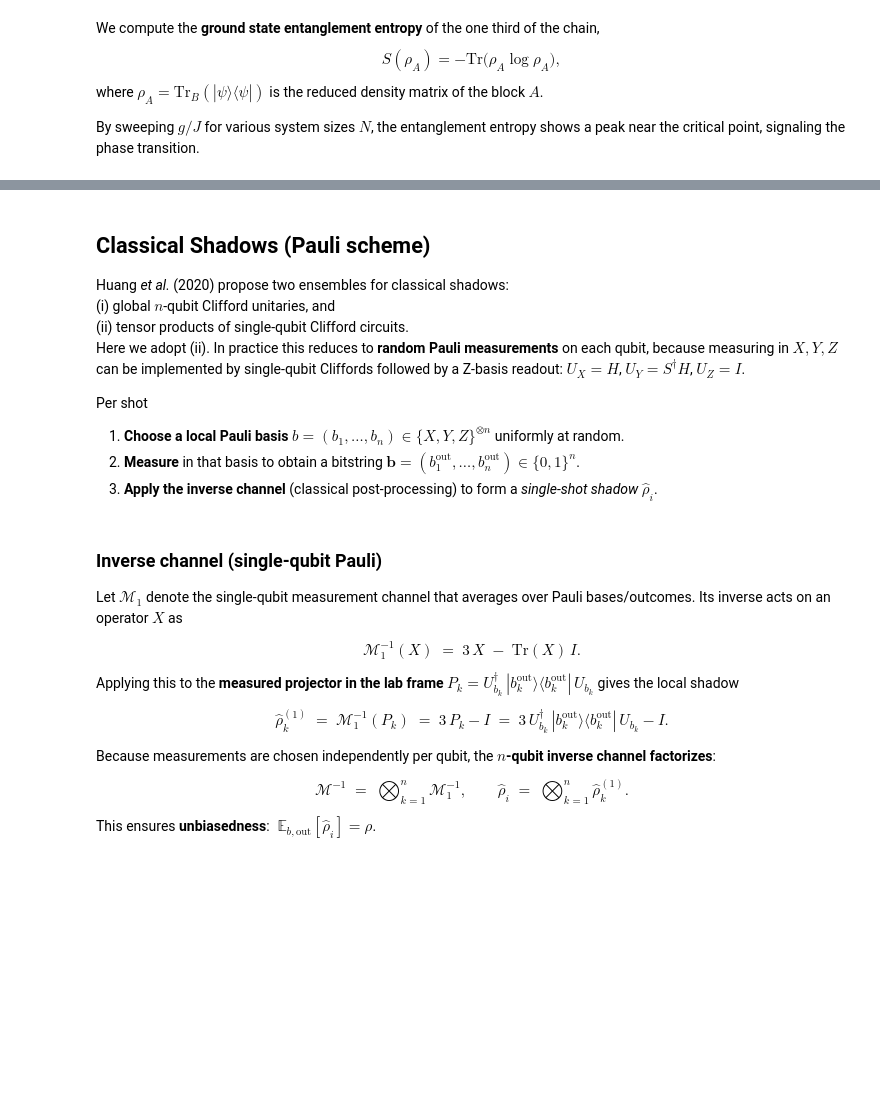
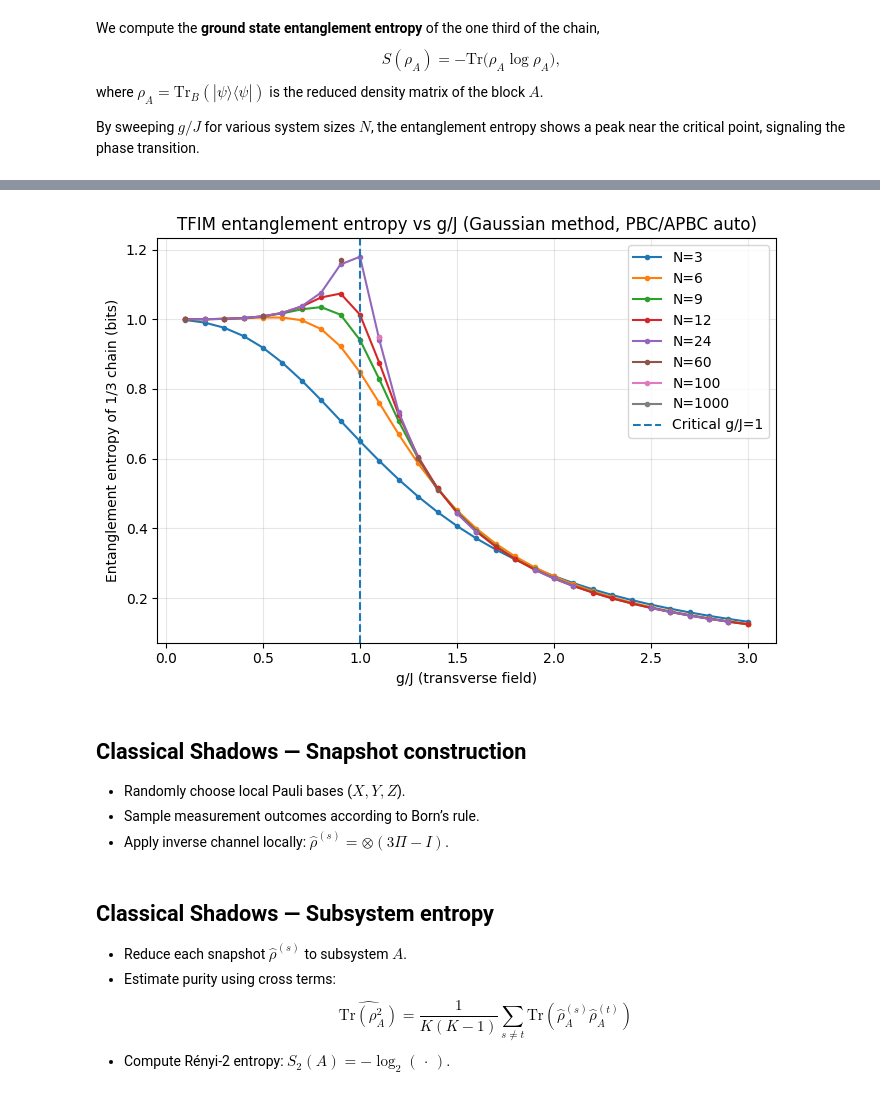
Before and after one commit to junwoojung0908/Ising_Model_Classical_shadow, a Jupyter notebook: TFIM_shadow.ipynb, the cells around one changed output, grey strips where cells are left out. Cells and saved outputs as stored; diff of their text form; code cells hidden in the pictures; blank space fills up the shorter version.

```diff
--- a/TFIM_shadow.ipynb
+++ b/TFIM_shadow.ipynb
@@ -142,17 +279,32 @@ plt.show()
+# %%
+# ---------- Plot: entanglement entropy vs g/J ----------
+J = 1.0
+g_list = np.linspace(0.1, 3.0, 30)
+N_list = [3, 6, 9, 12, 24, 60, 100, 1000]
+
+plt.figure(figsize=(7,5))
+for N in N_list:
+    L = N//2
+    S_list = []
+    for g in g_list:
+        S, S2, sec = tfim_block_entropy(N, L, J=J, g=g, sector="auto")  # PBC/APBC 자동 선택
+        S_list.append(S)
+    plt.plot(g_list, S_list, marker='o', ms=3, label=f"N={N}")
+
+plt.axvline(x=1.0, linestyle='--', label="Critical g/J=1")
+plt.xlabel("g/J (transverse field)")
+plt.ylabel("Entanglement entropy of 1/3 chain (bits)")
+plt.title("TFIM entanglement entropy vs g/J (Gaussian method, PBC/APBC auto)")
+plt.legend()
+plt.grid(True, alpha=0.3)
+plt.tight_layout()
+plt.show()
+# %% [output]
+[figure, added]
 # %% [markdown]
-## Classical Shadows (Pauli scheme)
-
-Huang *et al.* (2020) propose two ensembles for classical shadows:
-(i) global $n$-qubit Clifford unitaries, and
-(ii) tensor products of single-qubit Clifford circuits.
-Here we adopt (ii). In practice this reduces to **random Pauli measurements** on each qubit, because
-measuring in $X,Y,Z$ can be implemented by single-qubit Cliffords followed by a Z-basis readout:
-$U_X=H$, $U_Y=S^\dagger H$, $U_Z=I$.
-
-Per shot
-
-1. **Choose a local Pauli basis** $b=(b_1,\dots,b_n)\in\{X,Y,Z\}^{\otimes n}$ uniformly at random.
-2. **Measure** in that basis to obtain a bitstring $\mathbf{b}=(b_1^\text{out},\dots,b_n^\text{out})\in\{0,1\}^n$.
-3. **Apply the inverse channel** (classical post-processing) to form a *single-shot shadow* $\hat\rho_i$.
+## Classical Shadows — Snapshot construction
+- Randomly choose local Pauli bases ($X,Y,Z$).
+- Sample measurement outcomes according to Born’s rule.
+- Apply inverse channel locally: $\hat{\rho}^{(s)} = \otimes (3\Pi - I)$.
 # %%
 import numpy as np
@@ -240,29 +347,6 @@ def S2_from_purity(pur, s2_max_bits=None):
 # %% [markdown]
-### Inverse channel (single-qubit Pauli)
-
-Let $\mathcal{M}_1$ denote the single-qubit measurement channel that averages over Pauli bases/outcomes.
-Its inverse acts on an operator $X$ as
-
-$$
-\mathcal{M}_1^{-1}(X) \;=\; 3\,X \;-\; \mathrm{Tr}(X)\,I .
-$$
-
-Applying this to the **measured projector in the lab frame**
-$P_k = U_{b_k}^\dagger \,|b_k^\text{out}\rangle\!\langle b_k^\text{out}|\, U_{b_k}$ gives the local shadow
-
-$$
-\hat{\rho}^{(1)}_k \;=\; \mathcal{M}_1^{-1}(P_k)
-\;=\; 3\,P_k - I
-\;=\; 3\,U_{b_k}^\dagger \,|b_k^\text{out}\rangle\!\langle b_k^\text{out}|\, U_{b_k} - I .
-$$
-
-Because measurements are chosen independently per qubit, the **$n$-qubit inverse channel factorizes**:
-
-$$
-\mathcal{M}^{-1} \;=\; \bigotimes_{k=1}^n \mathcal{M}_1^{-1},
-\qquad
-\hat{\rho}_i \;=\; \bigotimes_{k=1}^n \hat{\rho}^{(1)}_k .
-$$
-
-This ensures **unbiasedness**:
-$\;\mathbb{E}_{b,\text{out}}[\hat{\rho}_i] = \rho$.
+## Classical Shadows — Subsystem entropy
+- Reduce each snapshot $\hat{\rho}^{(s)}$ to subsystem $A$.
+- Estimate purity using cross terms:
+  $$\widehat{\mathrm{Tr}(\rho_A^2)} = \frac{1}{K(K-1)}\sum_{s\neq t}\mathrm{Tr}(\hat\rho_A^{(s)}\hat\rho_A^{(t)})$$
+- Compute Rényi-2 entropy: $S_2(A) = -\log_2(\,\cdot\,)$.
```
Also changed, not shown: parts of 20 cells of this notebook.
